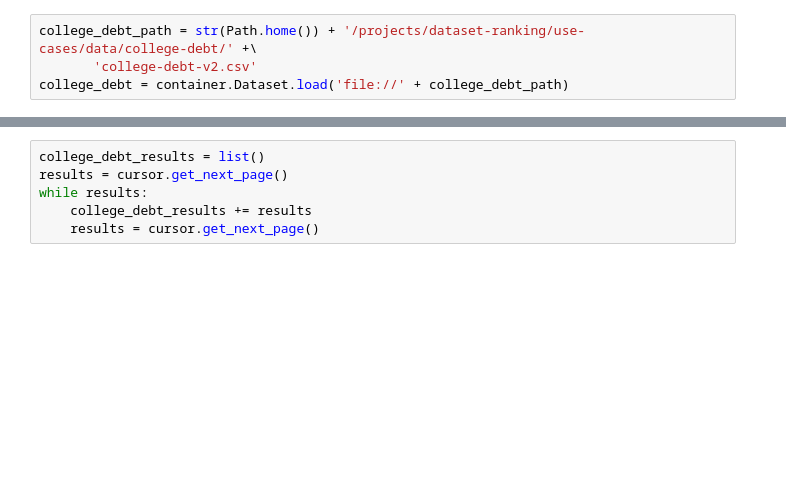
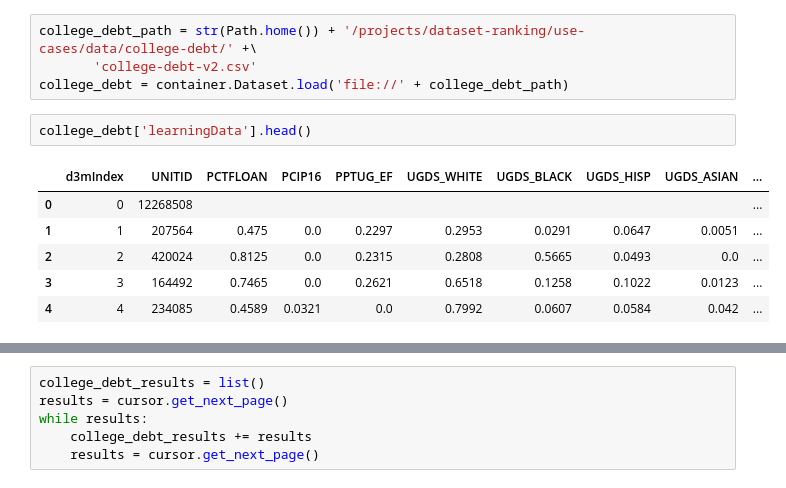
Before and after one commit to VIDA-NYU/prida, a Jupyter notebook: use-cases/datamart-data/download-datamart-datasets-joinable-with-query-datasets.ipynb, the cells around one changed output, grey strips where cells are left out. Cells and saved outputs as stored; diff of their text form; blank space fills up the shorter version.

```diff
--- a/use-cases/datamart-data/download-datamart-datasets-joinable-with-query-datasets.ipynb
+++ b/use-cases/datamart-data/download-datamart-datasets-joinable-with-query-datasets.ipynb
@@ -324,4 +380,13 @@ ny_taxi_demand = container.Dataset.load('file://' + ny_taxi_demand_path)
 college_debt_path = str(Path.home()) + '/projects/dataset-ranking/use-cases/data/college-debt/' +\
        'college-debt-v2.csv'
 college_debt = container.Dataset.load('file://' + college_debt_path)
+# %%
+college_debt['learningData'].head()
+# %% [output]
+|  | d3mIndex | UNITID | PCTFLOAN | PCIP16 | PPTUG_EF | UGDS_WHITE | UGDS_BLACK | UGDS_HISP | UGDS_ASIAN | ... |
+| 0 | 0 | 12268508 |  |  |  |  |  |  |  | ... |
+| 1 | 1 | 207564 | 0.475 | 0.0 | 0.2297 | 0.2953 | 0.0291 | 0.0647 | 0.0051 | ... |
+| 2 | 2 | 420024 | 0.8125 | 0.0 | 0.2315 | 0.2808 | 0.5665 | 0.0493 | 0.0 | ... |
+| 3 | 3 | 164492 | 0.7465 | 0.0 | 0.2621 | 0.6518 | 0.1258 | 0.1022 | 0.0123 | ... |
+| 4 | 4 | 234085 | 0.4589 | 0.0321 | 0.0 | 0.7992 | 0.0607 | 0.0584 | 0.042 | ... |
 # %%
```
Also changed, not shown: parts of 24 cells of this notebook, 2 other files.
